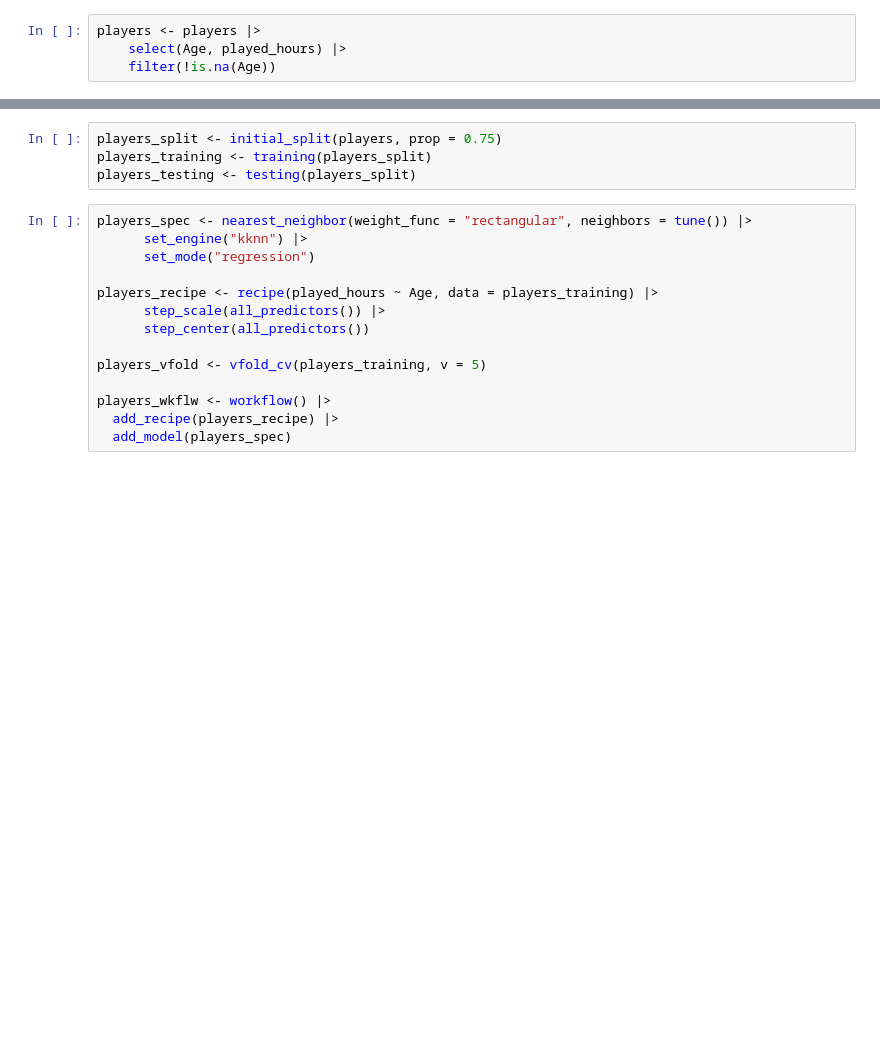
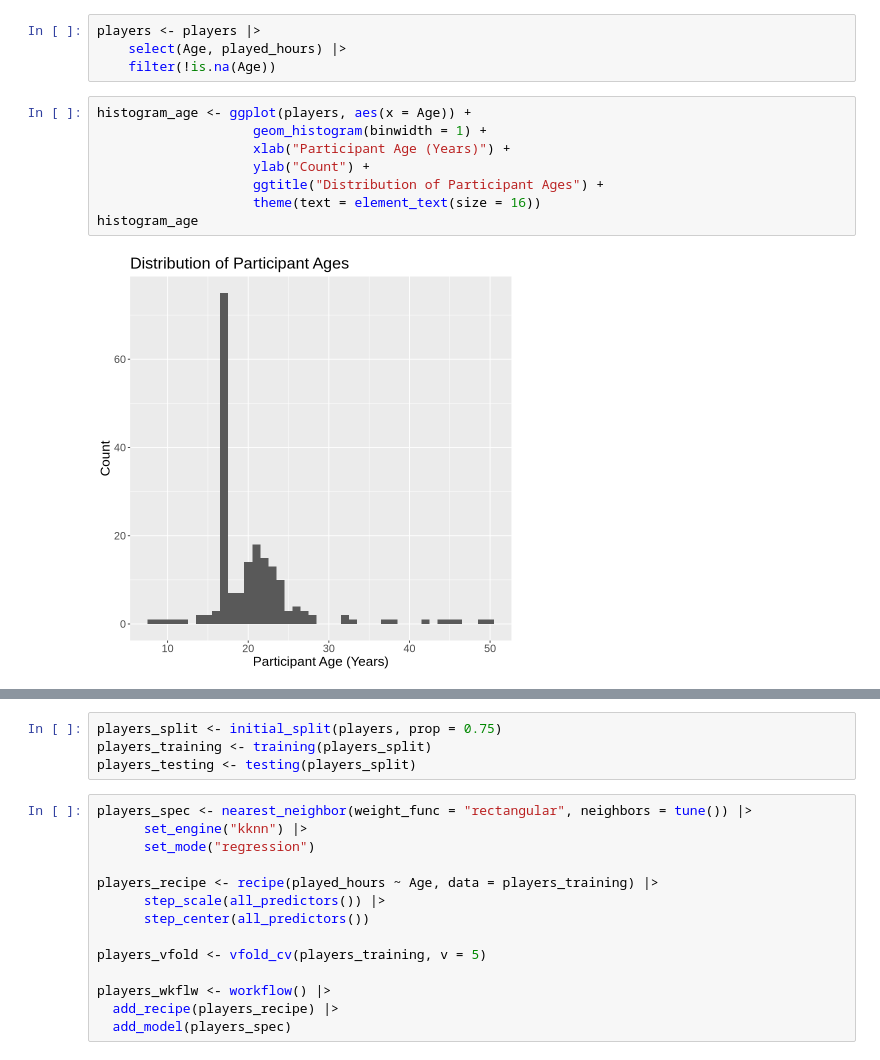
Before and after one commit to Lauryn17/dsci-100-2025-group-25, a Jupyter notebook: project_final.ipynb, the cells around one changed output, grey strips where cells are left out. Drawn from its saved outputs; the diff is of its cells as text; blank space fills up the shorter version.

```diff
--- a/project_final.ipynb
+++ b/project_final.ipynb
@@ -98,3 +92,13 @@ A data.frame: 2 × 2
 players <- players |>
     select(Age, played_hours) |>
     filter(!is.na(Age))
+# %%
+histogram_age <- ggplot(players, aes(x = Age)) +
+                    geom_histogram(binwidth = 1) +
+                    xlab("Participant Age (Years)") +
+                    ylab("Count") +
+                    ggtitle("Distribution of Participant Ages") +
+                    theme(text = element_text(size = 16))
+histogram_age
+# %% [output]
+[figure, added]
```
Also changed, not shown: parts of 9 cells of this notebook.
